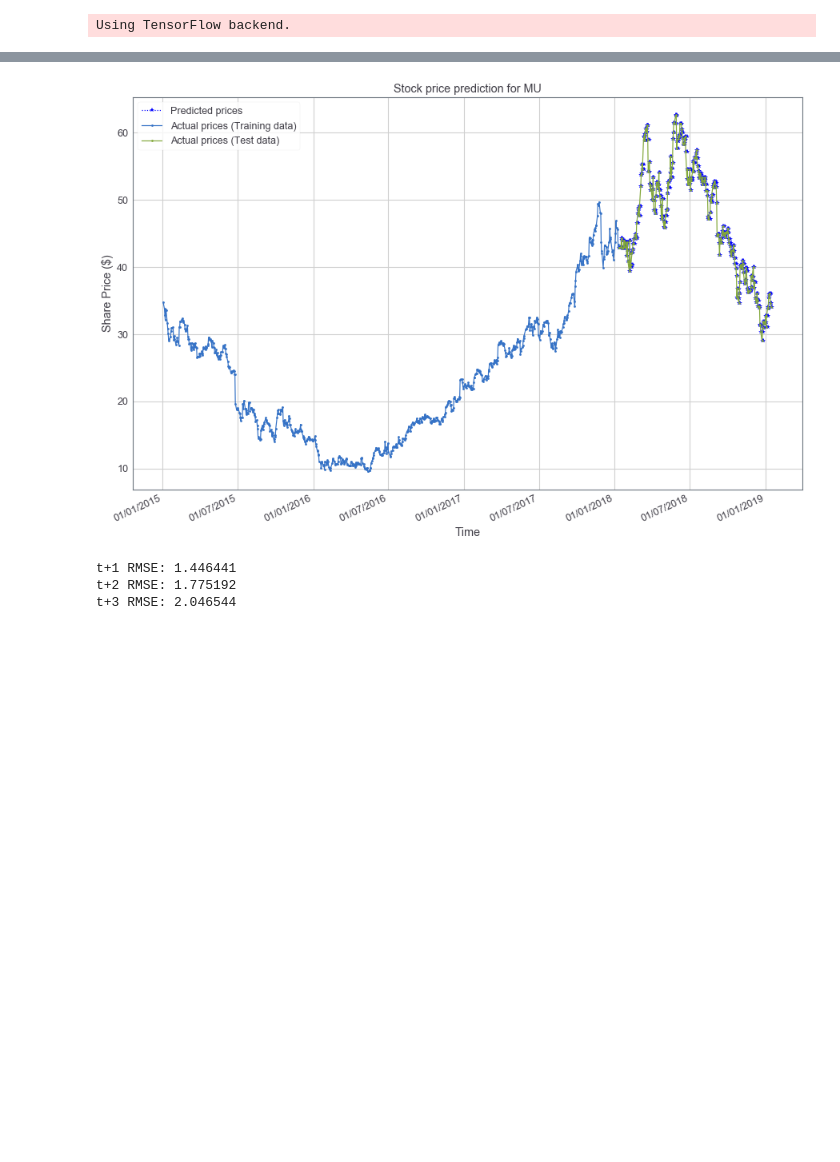
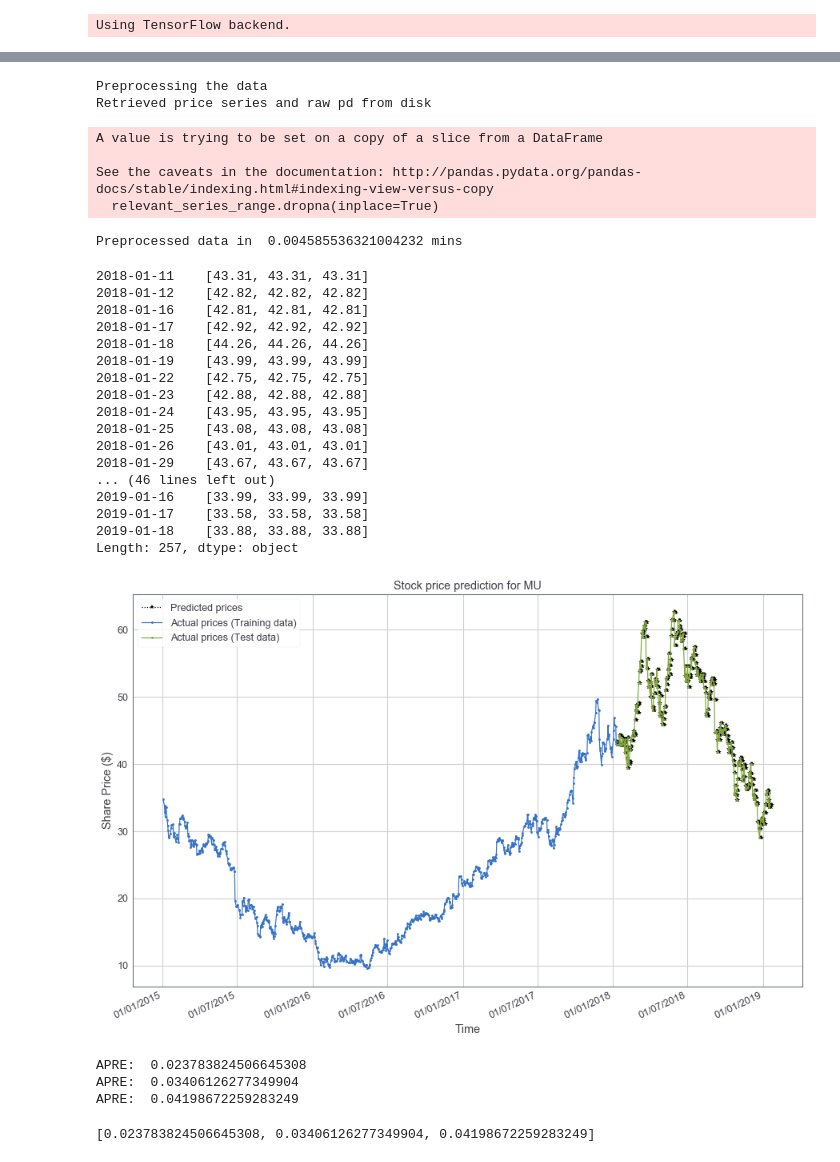
Before and after one commit to FinnZC/Stock-AI, a Jupyter notebook: code/Baseline Models.ipynb, the cells around one changed output, grey strips where cells are left out. Saved outputs shown, nothing was run; the diff lists cells and outputs as text; code cells hidden in the pictures; blank space fills up the shorter version.

```diff
--- a/code/Baseline Models.ipynb
+++ b/code/Baseline Models.ipynb
@@ -63,22 +44,47 @@ Baseline trend Score: 0.8 %
 # %%
 # load dataset
 start_train_date = "01/01/2018"
 end_train_start_test_date = "01/02/2018"
 end_test_date = "01/03/2018"
 
 start_train_date = "01/01/2015"
 end_train_start_test_date = "10/01/2018"
 end_test_date = "20/01/2019"
 multi_step_baseline = MultiStepBaselineCompany("MU", start_train_date, end_train_start_test_date, end_test_date,
-                                               n_lag=1, n_seq=3)
+                                               n_lag=1, n_seq=3, n_batch="full_batch", tech_indicators=["price"], model_type="vanilla")
 predictions = multi_step_baseline.predict()
 #display(predictions)
 #display(multi_step_baseline.test_raw_series.values)
 #display(type(multi_step_baseline.test_raw_series.values))
 multi_step_baseline.plot(predictions)
-multi_step_baseline.score(predictions)
+multi_step_baseline.score("apre", predictions)
 # %% [output]
+Preprocessing the data
+Retrieved price series and raw pd from disk
+A value is trying to be set on a copy of a slice from a DataFrame
+
+See the caveats in the documentation: http://pandas.pydata.org/pandas-docs/stable/indexing.html#indexing-view-versus-copy
+  relevant_series_range.dropna(inplace=True)
+Preprocessed data in  0.004585536321004232 mins
+2018-01-11    [43.31, 43.31, 43.31]
+2018-01-12    [42.82, 42.82, 42.82]
+2018-01-16    [42.81, 42.81, 42.81]
+2018-01-17    [42.92, 42.92, 42.92]
+2018-01-18    [44.26, 44.26, 44.26]
+2018-01-19    [43.99, 43.99, 43.99]
+2018-01-22    [42.75, 42.75, 42.75]
+2018-01-23    [42.88, 42.88, 42.88]
+2018-01-24    [43.95, 43.95, 43.95]
+2018-01-25    [43.08, 43.08, 43.08]
+2018-01-26    [43.01, 43.01, 43.01]
+2018-01-29    [43.67, 43.67, 43.67]
+... (46 lines left out)
+2019-01-16    [33.99, 33.99, 33.99]
+2019-01-17    [33.58, 33.58, 33.58]
+2019-01-18    [33.88, 33.88, 33.88]
+Length: 257, dtype: object
-[figure, old version]
+[figure, new version]
-t+1 RMSE: 1.446441
-t+2 RMSE: 1.775192
-t+3 RMSE: 2.046544
+APRE:  0.023783824506645308
+APRE:  0.03406126277349904
+APRE:  0.04198672259283249
+[0.023783824506645308, 0.03406126277349904, 0.04198672259283249]
```
Also changed, not shown: parts of 1 cell of this notebook, 57 other files.
